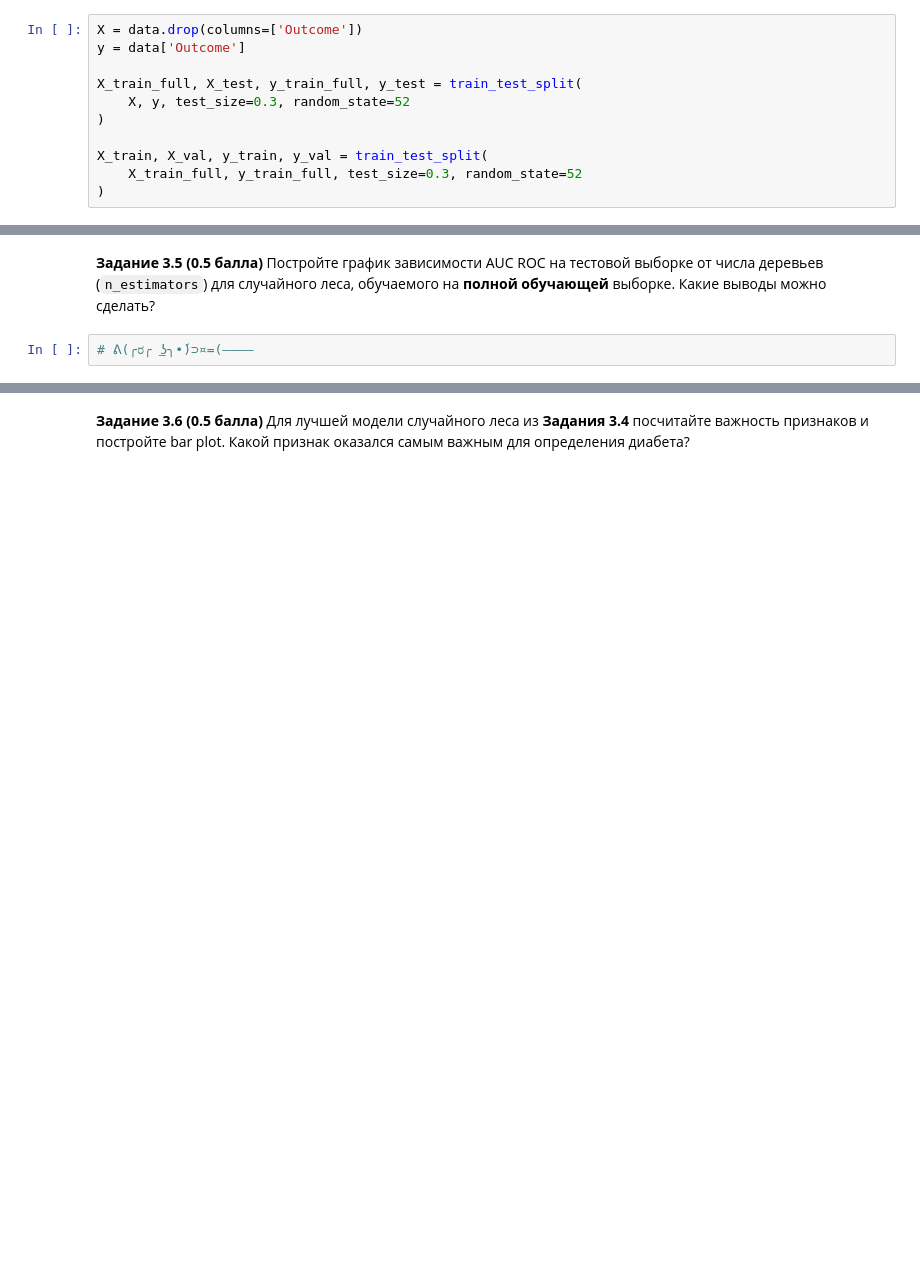
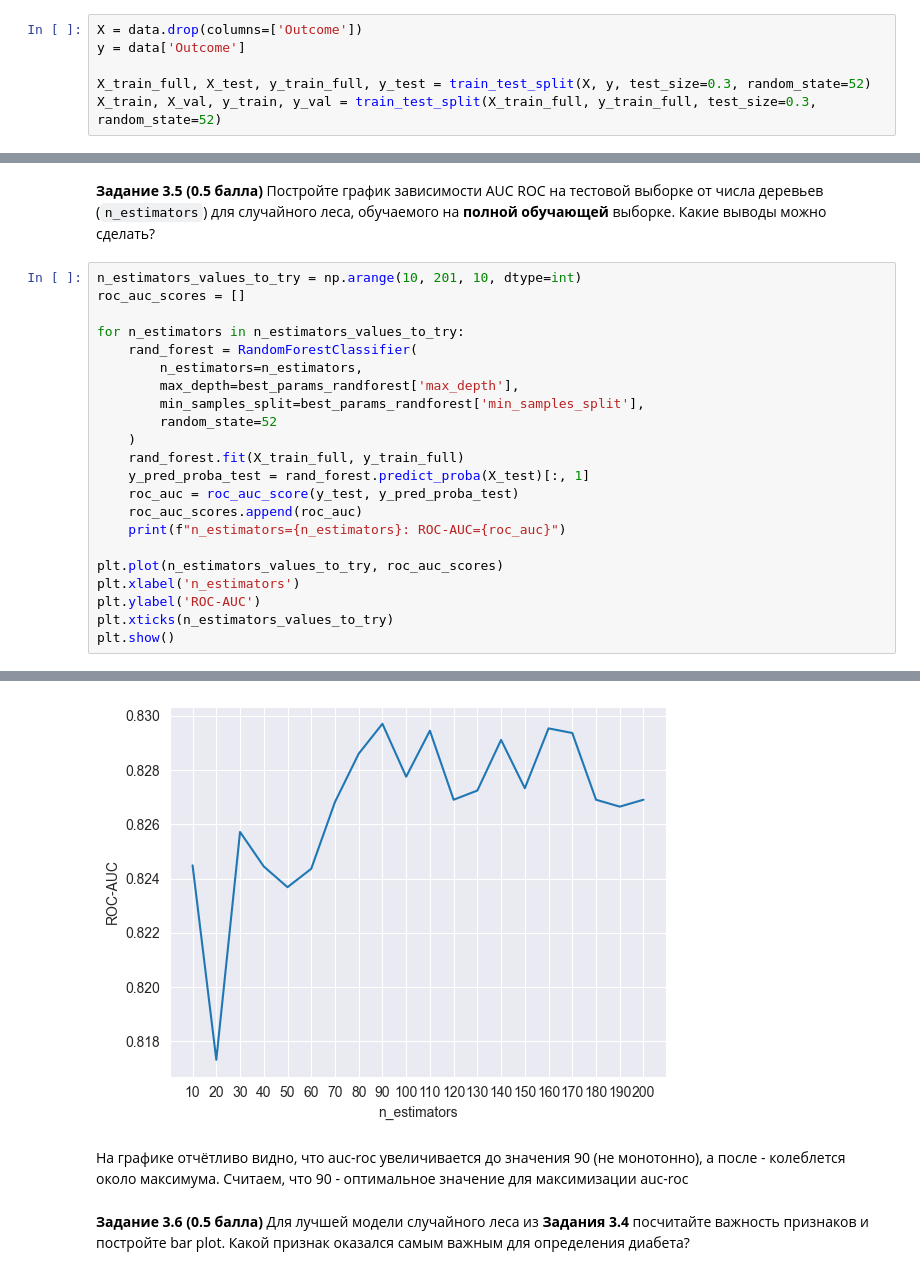
Before and after one commit to FreeCadelca/IAD_ML_HW1, a Jupyter notebook: hw07_trees/hw-07-KuleshovDmitriy.ipynb, the cells around one changed output, grey strips where cells are left out. Cells and saved outputs as stored; diff of their text form; blank space fills up the shorter version.

```diff
--- a/hw07_trees/hw-07-KuleshovDmitriy.ipynb
+++ b/hw07_trees/hw-07-KuleshovDmitriy.ipynb
@@ -593,13 +584,8 @@ plt.show()
 X = data.drop(columns=['Outcome'])
 y = data['Outcome']
 
-X_train_full, X_test, y_train_full, y_test = train_test_split(
-    X, y, test_size=0.3, random_state=52
-)
-
-X_train, X_val, y_train, y_val = train_test_split(
-    X_train_full, y_train_full, test_size=0.3, random_state=52
-)
+X_train_full, X_test, y_train_full, y_test = train_test_split(X, y, test_size=0.3, random_state=52)
+X_train, X_val, y_train, y_val = train_test_split(X_train_full, y_train_full, test_size=0.3, random_state=52)
 # %% [markdown]
 **Задание 3.2 (1 балл)** На обучающей-валидационной выборке подберите оптимальные значения гиперпараметров `max_depth` и `min_samples_leaf` для `DecisionTreeClassifier`. Для этого:
 1. Создайте списки с возможными значениями для перебора.
@@ -806,5 +792,26 @@ ROC-AUC: 0.8016556291390727
 Как мы видим, лучше всего себя показала первая модель - обычное решающее дерево, выдав наибольший accuracy. Однако ROC-AUC и Recall оказались выше у других моделей.
 # %% [markdown]
 **Задание 3.5 (0.5 балла)** Постройте график зависимости AUC ROC на тестовой выборке от числа деревьев (`n_estimators`) для случайного леса, обучаемого на **полной обучающей** выборке. Какие выводы можно сделать?
-# %%
-# ᕕ(╭ರ╭ ͟ʖ╮•́)⊃¤=(————
+# %%
+n_estimators_values_to_try = np.arange(10, 201, 10, dtype=int)
+roc_auc_scores = []
+
+for n_estimators in n_estimators_values_to_try:
+    rand_forest = RandomForestClassifier(
+        n_estimators=n_estimators,
+        max_depth=best_params_randforest['max_depth'],
+        min_samples_split=best_params_randforest['min_samples_split'],
+        random_state=52
+    )
+    rand_forest.fit(X_train_full, y_train_full)
+    y_pred_proba_test = rand_forest.predict_proba(X_test)[:, 1]
+    roc_auc = roc_auc_score(y_test, y_pred_proba_test)
+    roc_auc_scores.append(roc_auc)
+    print(f"n_estimators={n_estimators}: ROC-AUC={roc_auc}")
+
+plt.plot(n_estimators_values_to_try, roc_auc_scores)
+plt.xlabel('n_estimators')
+plt.ylabel('ROC-AUC')
+plt.xticks(n_estimators_values_to_try)
+plt.show()
+# %% [output]
@@ -811,2 +838,5 @@ ROC-AUC: 0.8016556291390727
+[figure, added]
+# %% [markdown]
+На графике отчётливо видно, что auc-roc увеличивается до значения 90 (не монотонно), а после - колеблется около максимума. Считаем, что 90 - оптимальное значение для максимизации auc-roc
 # %% [markdown]
 **Задание 3.6 (0.5 балла)** Для лучшей модели случайного леса из **Задания 3.4** посчитайте важность признаков и постройте bar plot. Какой признак оказался самым важным для определения диабета?
```
Also changed, not shown: parts of 15 cells of this notebook.
